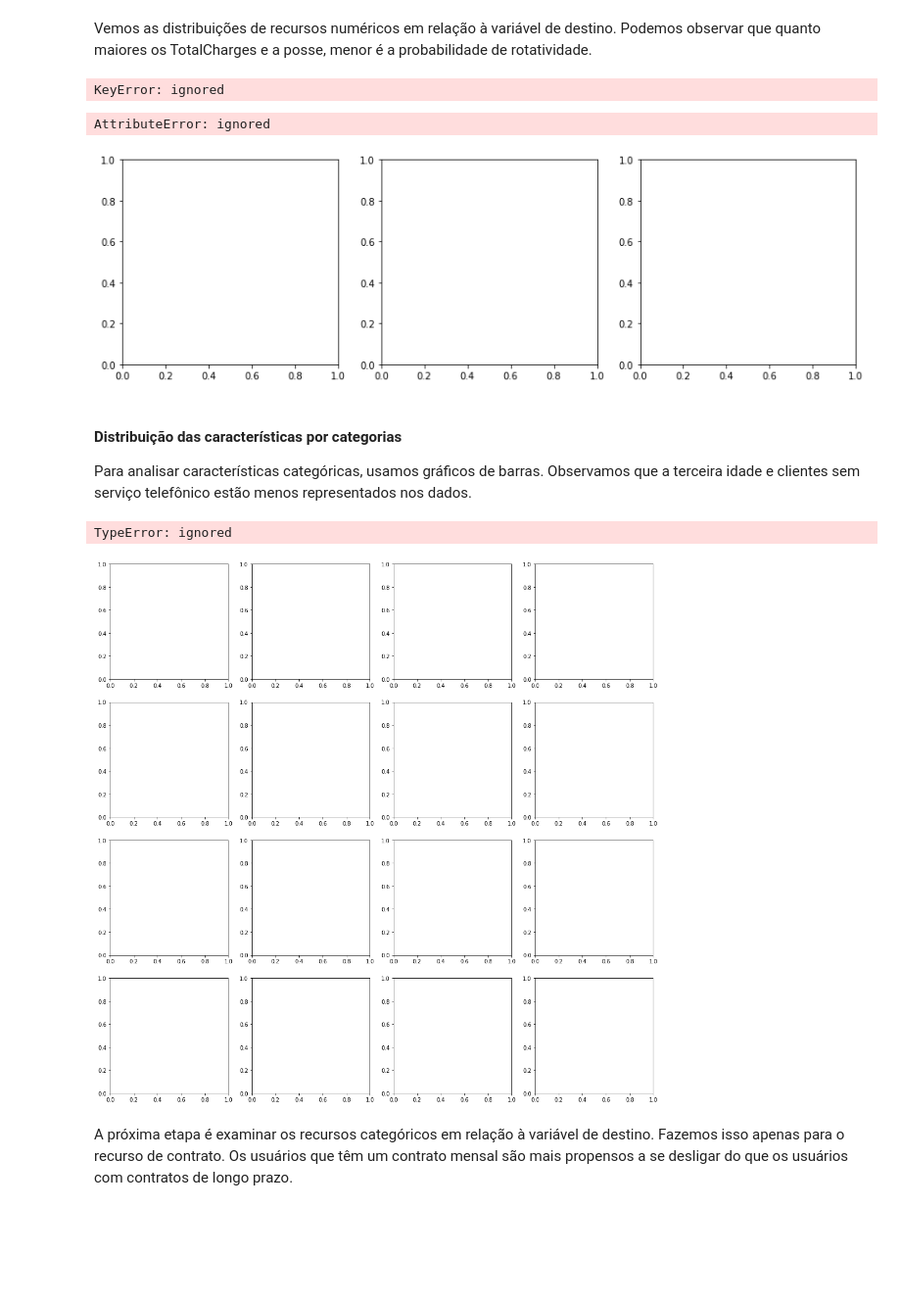
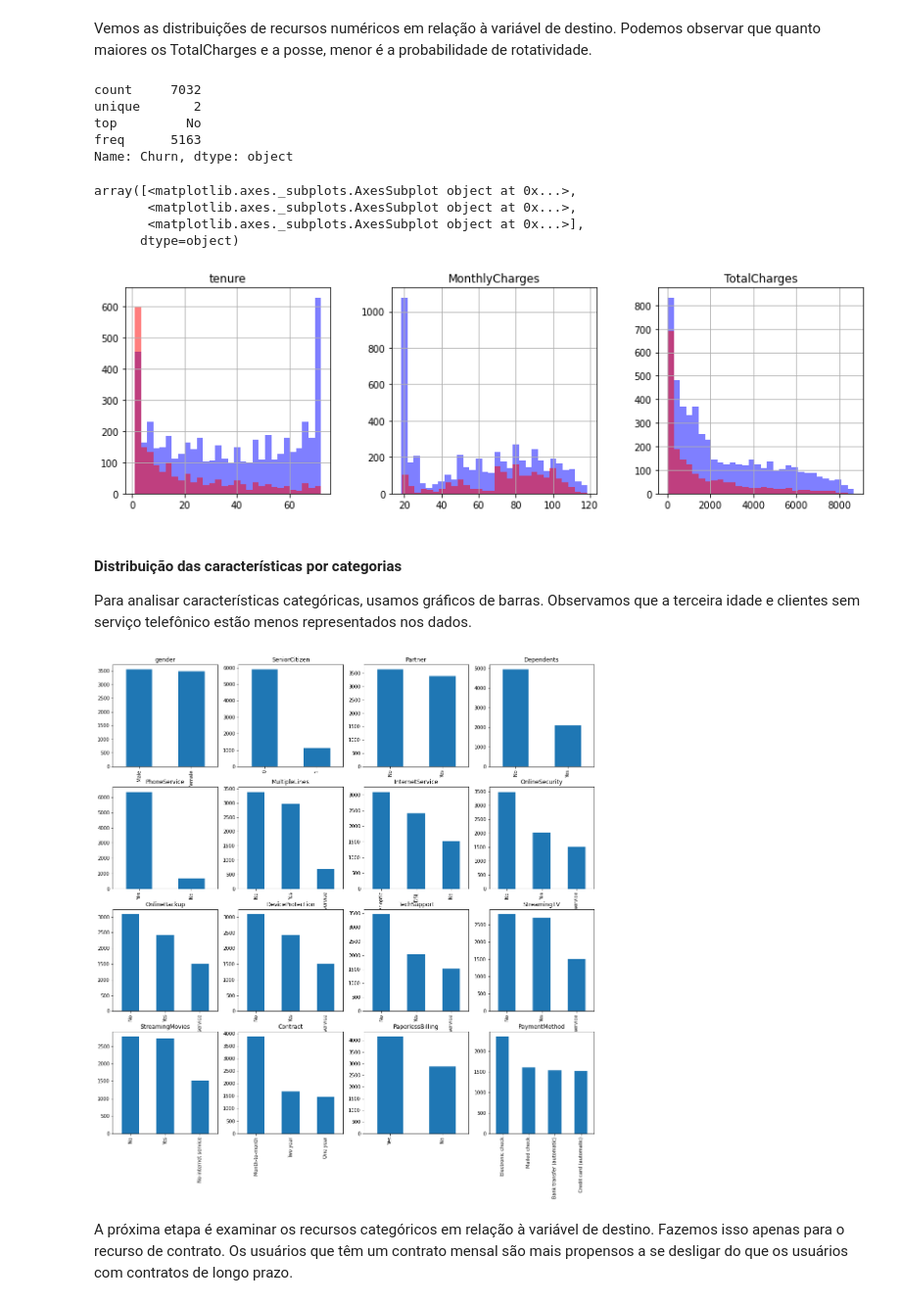
Before and after one commit to rodrigoramiro/rodrigoramiro.github.io, a Jupyter notebook: previsao_de_churn.ipynb, the cells around one changed output. Shown at 98% size. Cells and saved outputs as stored; diff of their text form; code cells hidden in the pictures; blank space fills up the shorter version.

```diff
--- a/previsao_de_churn.ipynb
+++ b/previsao_de_churn.ipynb
@@ -52,7 +52,7 @@ drive.mount('/content/drive')
 # %% [output]
 Mounted at /content/drive
 # %%
-df = pd.read_csv('/content/drive/My Drive/Colab Notebooks/datasets/telco-churn-new.csv')
+df = pd.read_csv('/content/drive/My Drive/Colab Notebooks/datasets/WA_Fn-UseC_-Telco-Customer-Churn.csv')
 
 df.shape
 # %% [output]
@@ -173,14 +183,21 @@ Vemos as distribuições de recursos numéricos em relação à variável de des
 # %%
 df[target].describe()
 # %% [output]
-KeyError: ignored
+count     7032
+unique       2
+top         No
+freq      5163
+Name: Churn, dtype: object
 # %%
 fig, ax = plt.subplots(1, 3, figsize=(14, 4))
 df[df.Churn == "No"][numerical_features].hist(bins=30, color="blue", alpha=0.5, ax=ax)
 df[df.Churn == "Yes"][numerical_features].hist(bins=30, color="red", alpha=0.5, ax=ax)
 # %% [output]
-AttributeError: ignored
+array([<matplotlib.axes._subplots.AxesSubplot object at 0x...>,
+       <matplotlib.axes._subplots.AxesSubplot object at 0x...>,
+       <matplotlib.axes._subplots.AxesSubplot object at 0x...>],
+      dtype=object)
-[figure, old version]
+[figure, new version]
 # %% [markdown]
 #### Distribuição das características por categorias
 
@@ -190,15 +207,14 @@ Para analisar características categóricas, usamos gráficos de barras. Observa
 # %%
 ROWS, COLS = 4, 4
 fig, ax = plt.subplots(ROWS, COLS, figsize=(18, 18))
 row, col = 0, 0
 for i, categorical_feature in enumerate(categorical_features):
     if col == COLS - 1:
         row += 1
     col = i % COLS
-    df[categorical_feature].value_counts().plot('bar', ax=ax[row, col]).set_title(categorical_feature)
+    df[categorical_feature].value_counts().plot(kind='bar', ax=ax[row, col]).set_title(categorical_feature)
 # %% [output]
-TypeError: ignored
-[figure, old version]
+[figure, new version]
 # %% [markdown]
 A próxima etapa é examinar os recursos categóricos em relação à variável de destino. Fazemos isso apenas para o recurso de contrato. Os usuários que têm um contrato mensal são mais propensos a se desligar do que os usuários com contratos de longo prazo.
 # %%
```
Also changed, not shown: parts of 15 cells of this notebook.
